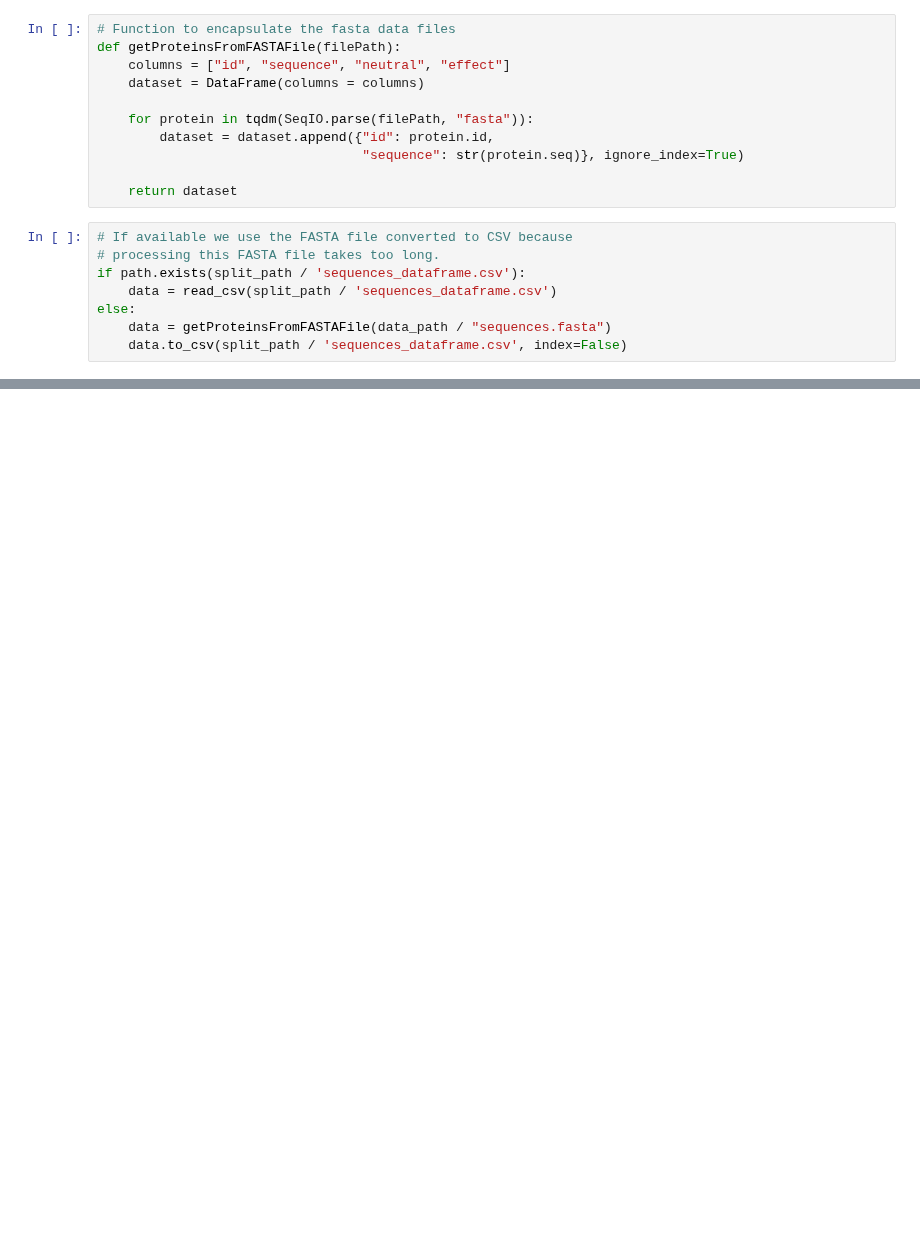
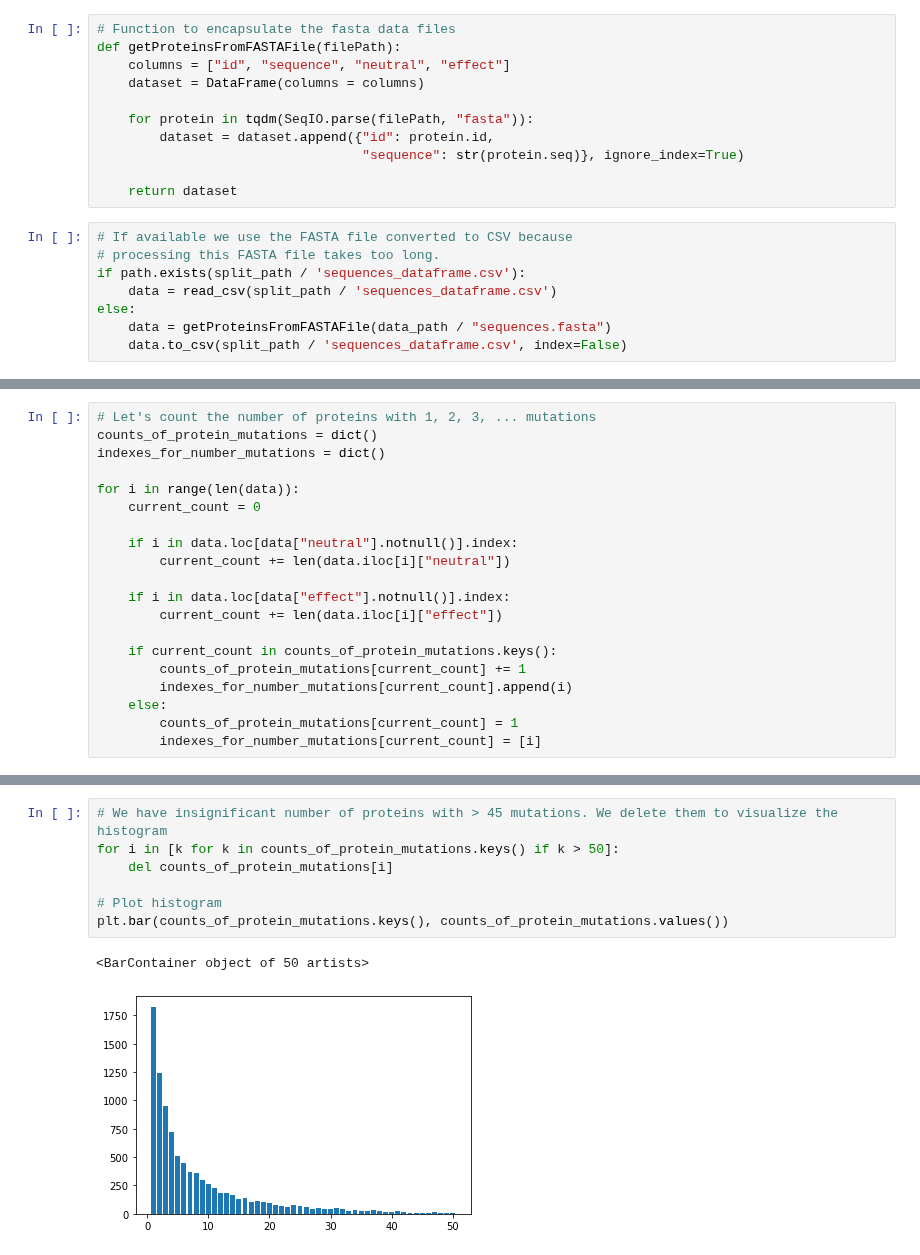
Before and after one commit to J-SNACKKB/FLIP, a Jupyter notebook: collect_splits/6_sav.ipynb, the cells around one changed output, grey strips where cells are left out. Cells and saved outputs as stored; diff of their text form; blank space fills up the shorter version.

```diff
--- a/collect_splits/6_sav.ipynb
+++ b/collect_splits/6_sav.ipynb
@@ -141,0 +240,20 @@ display("Number of effect SAVs: " + str(sum([len(protein_effect_savs) for protei
+# %%
+# Let's count the number of proteins with 1, 2, 3, ... mutations
+counts_of_protein_mutations = dict()
+indexes_for_number_mutations = dict()
+
+for i in range(len(data)):
+    current_count = 0
+
+    if i in data.loc[data["neutral"].notnull()].index:
+        current_count += len(data.iloc[i]["neutral"])
+
+    if i in data.loc[data["effect"].notnull()].index:
+        current_count += len(data.iloc[i]["effect"])
+
+    if current_count in counts_of_protein_mutations.keys():
+        counts_of_protein_mutations[current_count] += 1
+        indexes_for_number_mutations[current_count].append(i)
+    else:
+        counts_of_protein_mutations[current_count] = 1
+        indexes_for_number_mutations[current_count] = [i]
@@ -141,0 +281,10 @@ display("Number of effect SAVs: " + str(sum([len(protein_effect_savs) for protei
+# %%
+# We have insignificant number of proteins with > 45 mutations. We delete them to visualize the histogram
+for i in [k for k in counts_of_protein_mutations.keys() if k > 50]:
+    del counts_of_protein_mutations[i]
+
+# Plot histogram
+plt.bar(counts_of_protein_mutations.keys(), counts_of_protein_mutations.values())
+# %% [output]
+<BarContainer object of 50 artists>
+[figure, added]
```
Also changed, not shown: parts of 25 cells of this notebook.
